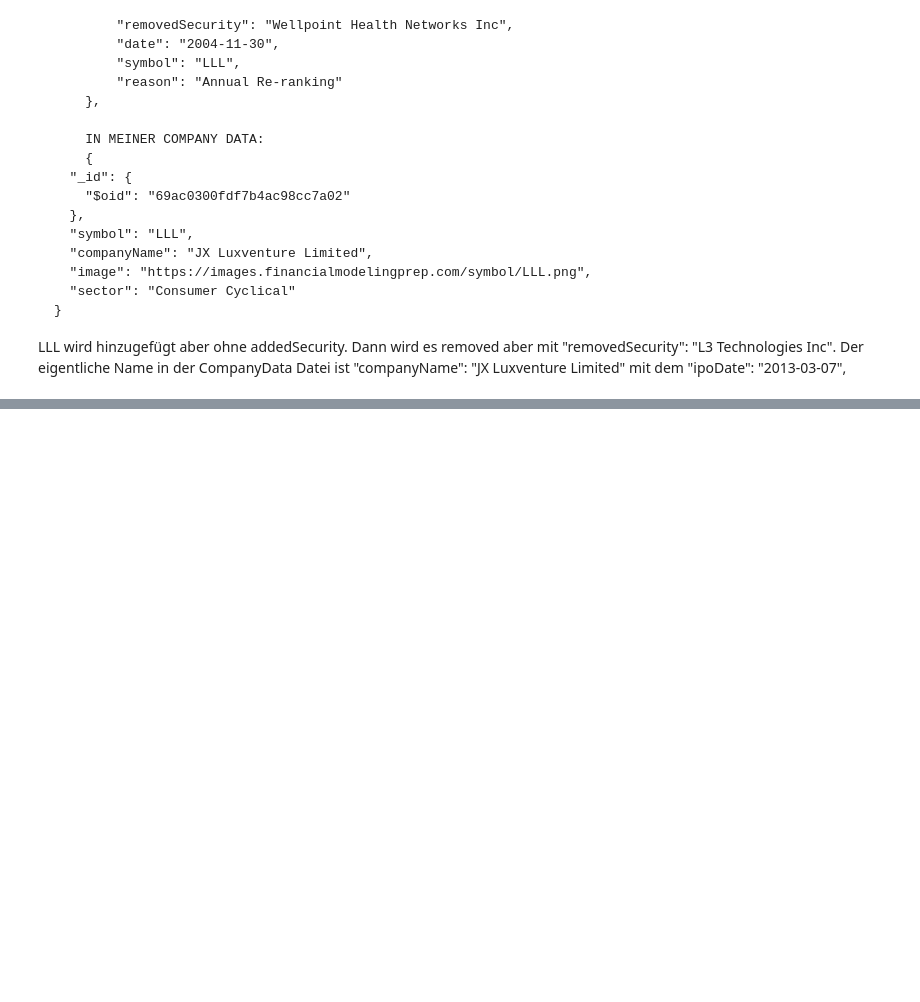
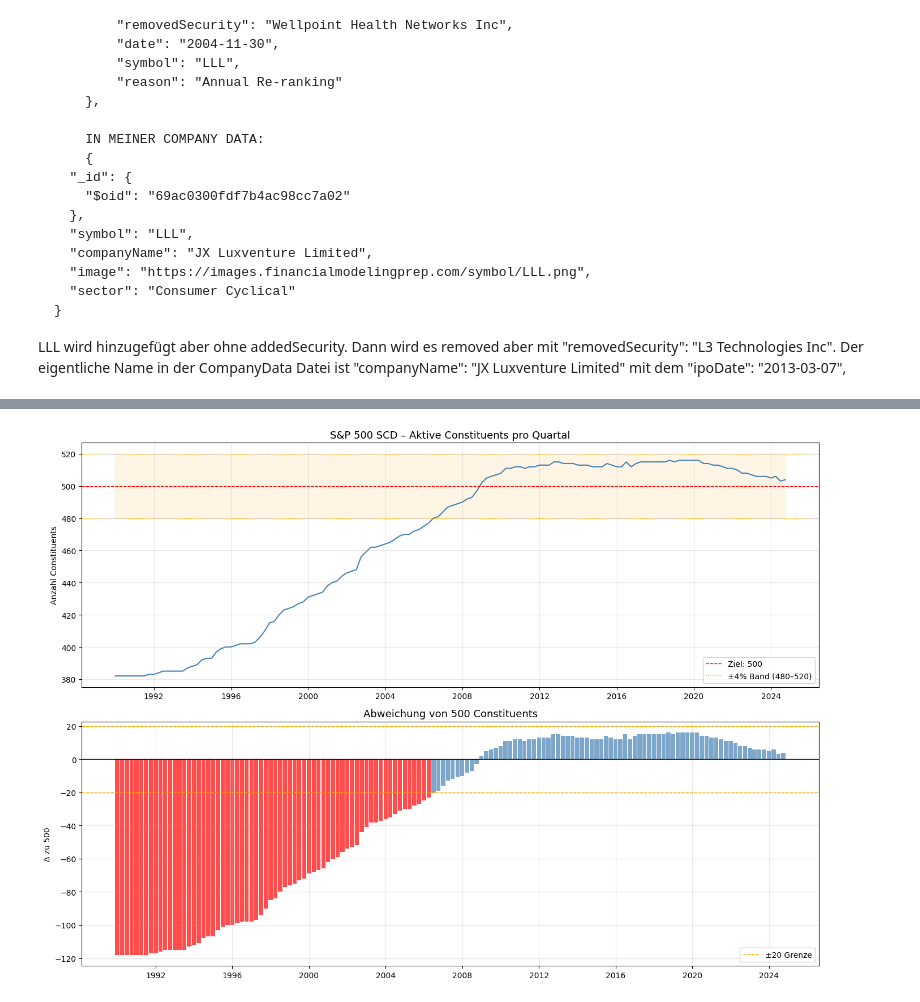
Before and after one commit to PaulJuVo/mongo_db_streamlit, a Jupyter notebook: backtest/survivorshipbias.ipynb, the cells around one changed output, grey strips where cells are left out. Drawn from its saved outputs; the diff is of its cells as text; code cells hidden in the pictures; blank space fills up the shorter version.

```diff
--- a/backtest/survivorshipbias.ipynb
+++ b/backtest/survivorshipbias.ipynb
@@ -41,13 +41,13 @@ with MongoConnection(user=MongoUser.APPUSER) as conn:
         MongoDatabase.RAW,
         MongoCollection.CONSTITUENTS
     )
-    #scd_df = pd.DataFrame(
-    #    list(
-    #        constituents_repo.find(
-    #            projection={"symbol": 1, "fromDate": 1, "toDate": 1, "_id": 0}
-    #        )
-    #    )
-    #)
+    scd_df = pd.DataFrame(
+        list(
+            constituents_repo.find(
+                projection={"symbol": 1, "fromDate": 1, "toDate": 1, "_id": 0}
+            )
+        )
+    )
 
     raw_cons.execute_pipeline(CONSTITUES)
     raw_cons.create_index(keys=[("removedTicker", 1), ("date", 1)], unique=False)
@@ -244,0 +256,77 @@ LLL wird hinzugefügt aber ohne addedSecurity. Dann wird es removed aber mit "re
+# %%
+import numpy as np
+import pandas as pd
+import matplotlib.pyplot as plt
+import matplotlib.dates as mdates
+
+# Generate date range to check
+date_range = pd.date_range(start='1990-01-01', end='2024-12-31', freq='QS')
+
+# Count active constituents per date
+counts = []
+for date in date_range:
+    active = ((scd_df['fromDate'] <= date) & (scd_df['toDate'] >= date)).sum()
+    counts.append({'date': date, 'count': active})
+
+count_df = pd.DataFrame(counts)
+count_df['deviation'] = count_df['count'] - 500
+
+# --- Plot ---
+fig, axes = plt.subplots(2, 1, figsize=(14, 10))
+
+# 1) Time series of constituent count
+ax1 = axes[0]
+ax1.plot(count_df['date'], count_df['count'], linewidth=1.5, color='steelblue')
+ax1.axhline(500, color='red', linestyle='--', linewidth=1, label='Ziel: 500')
+ax1.axhline(480, color='orange', linestyle=':', linewidth=1, label='±4% Band (480–520)')
+ax1.axhline(520, color='orange', linestyle=':', linewidth=1)
+ax1.fill_between(count_df['date'], 480, 520, alpha=0.1, color='orange')
+ax1.set_title('S&P 500 SCD – Aktive Constituents pro Quartal', fontsize=13)
+ax1.set_ylabel('Anzahl Constituents')
+ax1.legend()
+ax1.grid(True, alpha=0.3)
+ax1.xaxis.set_major_formatter(mdates.DateFormatter('%Y'))
+
+# 2) Deviation from 500
+ax2 = axes[1]
+colors = ['red' if abs(d) > 20 else 'steelblue' for d in count_df['deviation']]
+ax2.bar(count_df['date'], count_df['deviation'], width=80, color=colors, alpha=0.7)
+ax2.axhline(0, color='black', linewidth=1)
+ax2.axhline(20, color='orange', linestyle='--', linewidth=1, label='±20 Grenze')
+ax2.axhline(-20, color='orange', linestyle='--', linewidth=1)
+ax2.set_title('Abweichung von 500 Constituents', fontsize=13)
+ax2.set_ylabel('Δ zu 500')
+ax2.legend()
+ax2.grid(True, alpha=0.3)
+ax2.xaxis.set_major_formatter(mdates.DateFormatter('%Y'))
+
+plt.tight_layout()
+plt.show()
+
+# --- Summary Stats ---
+print("=" * 50)
+print("SCD VALIDIERUNG – ZUSAMMENFASSUNG")
+print("=" * 50)
+print(f"Zeitraum:          {count_df['date'].min().date()} – {count_df['date'].max().date()}")
+print(f"Ø Constituents:    {count_df['count'].mean():.1f}")
+print(f"Median:            {count_df['count'].median():.0f}")
+print(f"Min:               {count_df['count'].min()} ({count_df.loc[count_df['count'].idxmin(), 'date'].date()})")
+print(f"Max:               {count_df['count'].max()} ({count_df.loc[count_df['count'].idxmax(), 'date'].date()})")
+print(f"Std:               {count_df['count'].std():.1f}")
+print()
+
+pct_ok   = (count_df['count'].between(490, 510)).mean() * 100
+pct_warn = (count_df['count'].between(480, 520)).mean() * 100
+print(f"Innerhalb ±10:     {pct_ok:.1f}% der Zeitpunkte  {'✅' if pct_ok  > 80 else '⚠️'}")
+print(f"Innerhalb ±20:     {pct_warn:.1f}% der Zeitpunkte  {'✅' if pct_warn > 80 else '⚠️'}")
+print()
+
+# Problematic periods
+outliers = count_df[~count_df['count'].between(480, 520)]
+if len(outliers) > 0:
+    print(f"⚠️  {len(outliers)} Quartale außerhalb ±20:")
+    print(outliers[['date', 'count', 'deviation']].to_string(index=False))
+else:
+    print("✅ Keine Ausreißer außerhalb ±20")
+# %% [output]
+[figure, added]
```
Also changed, not shown: parts of 3 cells of this notebook, 2 other files.
